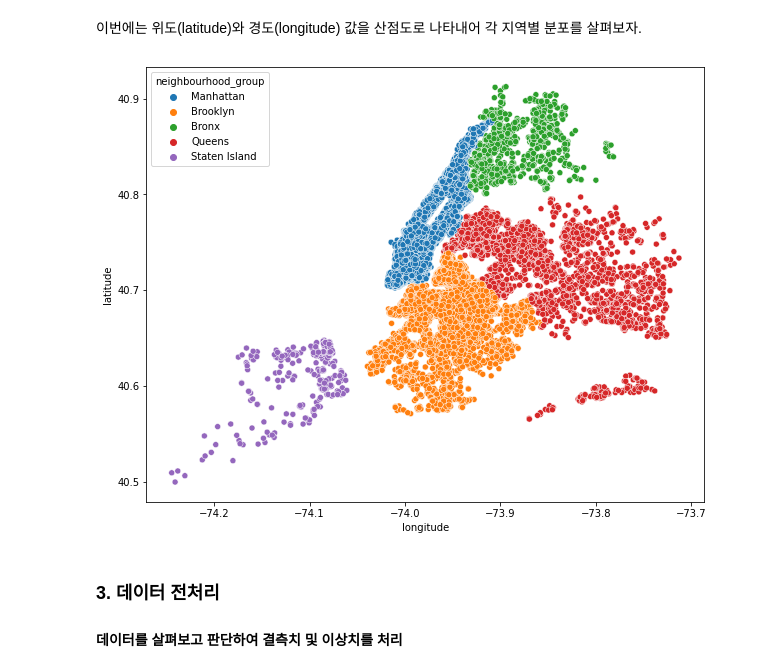
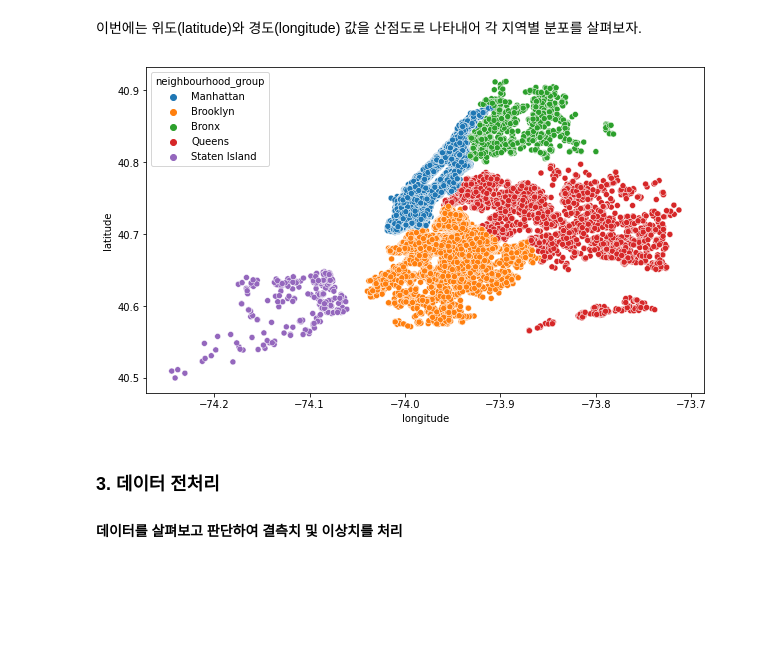
Before and after one commit to pingpeng1017/aiffel_project, a Jupyter notebook: [10-2]airbnb_new_york_city.ipynb, the cells around one changed output. Drawn from its saved outputs; the diff is of its cells as text; code cells hidden in the pictures; blank space fills up the shorter version.

```diff
--- a/[10-2]airbnb_new_york_city.ipynb
+++ b/[10-2]airbnb_new_york_city.ipynb
@@ -194,11 +203,11 @@ Williamsburg, Brooklyn에서 예약이 가장 많이 발생하는 것을 알 수
 # %% [markdown]
 이번에는 위도(latitude)와 경도(longitude) 값을 산점도로 나타내어 각 지역별 분포를 살펴보자.
 # %%
-plt.figure(figsize=(10, 8))
+plt.figure(figsize=(10, 6))
 sns.scatterplot(x='longitude', y='latitude', hue='neighbourhood_group', data=train)
 plt.show()
 # %% [output]
-[figure, old version]
+[figure, new version]
 # %% [markdown]
 ### **3. 데이터 전처리**
 #### **데이터를 살펴보고 판단하여 결측치 및 이상치를 처리**
```
Also changed, not shown: parts of 23 cells of this notebook.
